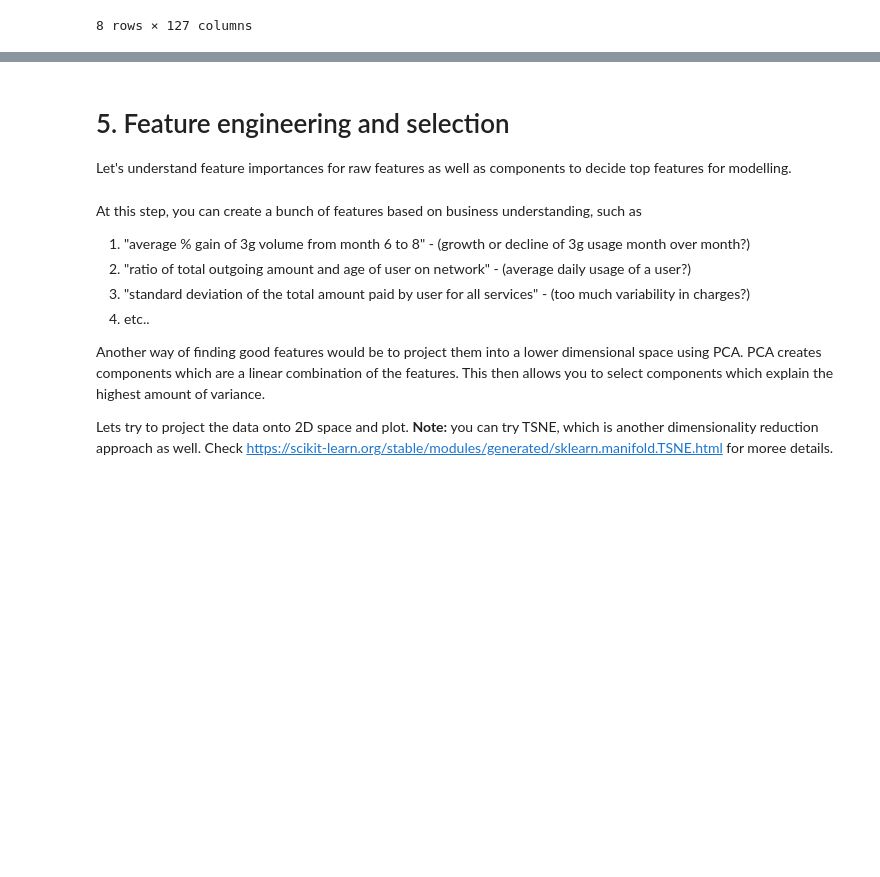
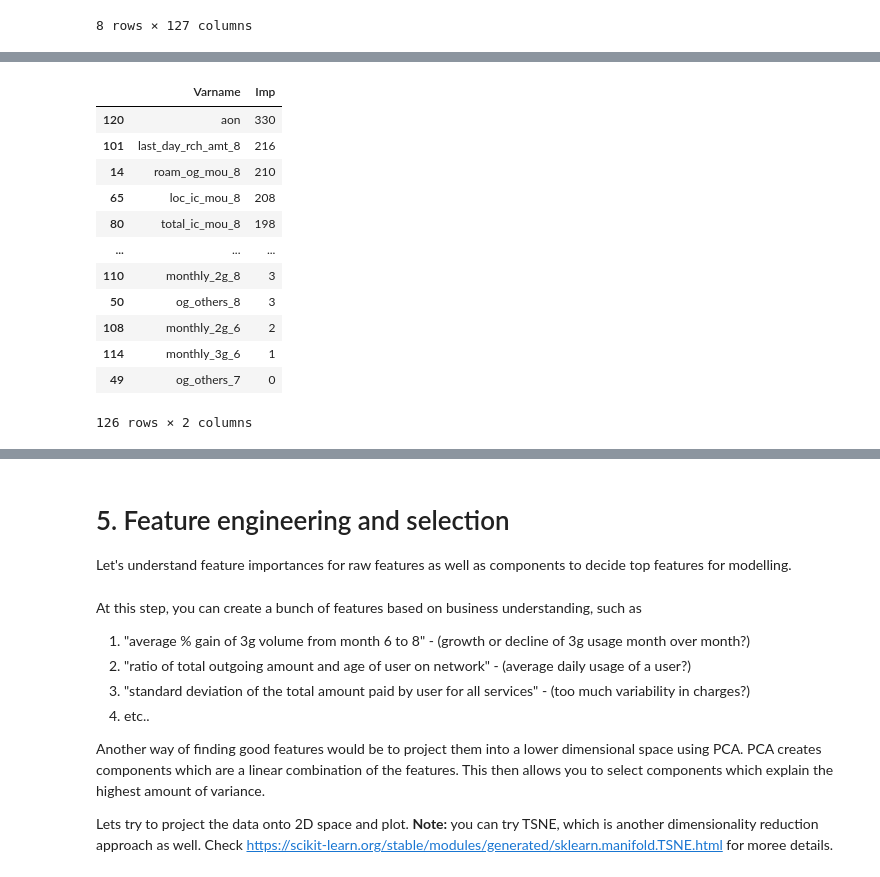
Before and after one commit to harish-babu/telecom-churn, a Jupyter notebook: telecom-churn-notebook.ipynb, the cells around one changed output, grey strips where cells are left out. Drawn from its saved outputs; the diff is of its cells as text; code cells hidden in the pictures; blank space fills up the shorter version.

```diff
--- a/telecom-churn-notebook.ipynb
+++ b/telecom-churn-notebook.ipynb
@@ -459,0 +486,14 @@ X_train.head()
+# %%
+# Hyper-parameters
+param = {
+    'num_leaves': 150,
+    'max_depth':7,
+    'learning_rate':.05,
+    'max_bin':200,
+    'metric': ['auc', 'binary_logloss'],
+    'boosting_type': 'gbdt'
+}
+# %%
+lgb_classifier = gbm.LGBMClassifier(random_state=42, **param)
+# %%
+lgb_classifier.fit(X_train, y_train)
@@ -459,0 +534,21 @@ X_train.head()
+# %%
+imp_df = pd.DataFrame({
+    "Varname": X_train.columns,
+    "Imp": lgb_classifier.feature_importances_
+})
+# %%
+imp_df.sort_values(by="Imp", ascending=False)
+# %% [output]
+|  | Varname | Imp |
+| 120 | aon | 330 |
+| 101 | last_day_rch_amt_8 | 216 |
+| 14 | roam_og_mou_8 | 210 |
+| 65 | loc_ic_mou_8 | 208 |
+| 80 | total_ic_mou_8 | 198 |
+| ... | ... | ... |
+| 110 | monthly_2g_8 | 3 |
+| 50 | og_others_8 | 3 |
+| 108 | monthly_2g_6 | 2 |
+| 114 | monthly_3g_6 | 1 |
+| 49 | og_others_7 | 0 |
+126 rows × 2 columns
```
Also changed, not shown: parts of 21 cells of this notebook.
